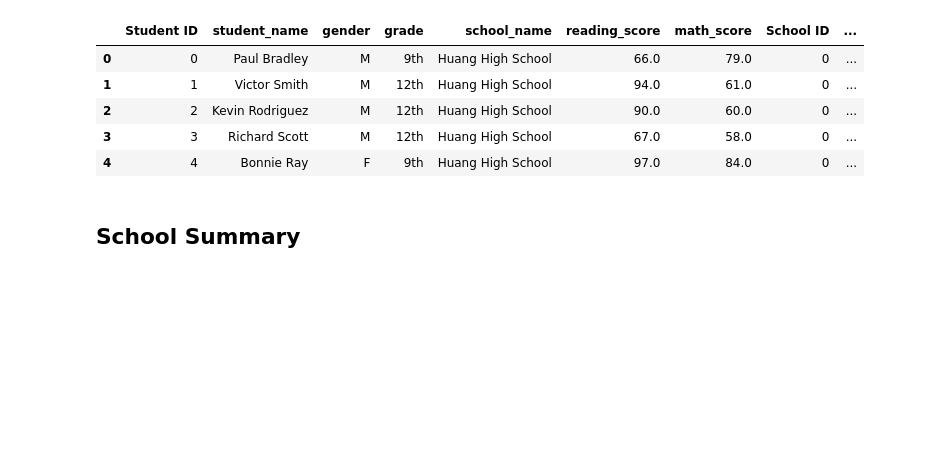
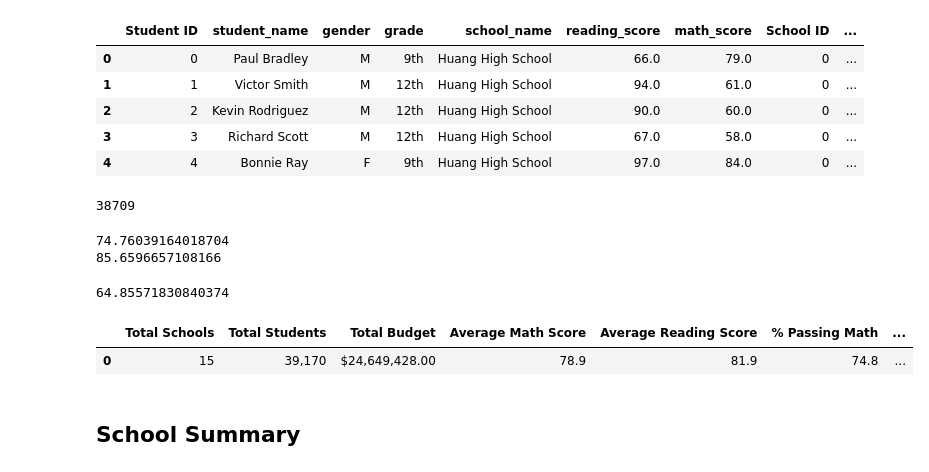
Before and after one commit to boyerjason700/School_District_Analysis, a Jupyter notebook: PyCitySchools_Challenge_testing.ipynb, the cells around one changed output. Drawn from its saved outputs; the diff is of its cells as text; code cells hidden in the pictures; blank space fills up the shorter version.

```diff
--- a/PyCitySchools_Challenge_testing.ipynb
+++ b/PyCitySchools_Challenge_testing.ipynb
@@ -121,20 +121,31 @@ average_math_score = school_data_complete_df["math_score"].mean()
 # %%
 # Step 1. Get the number of students that are in ninth grade at Thomas High School.
 # These students have no grades.
-
+ths_student_count = school_data_complete_df.loc[(school_data_complete_df["school_name"] == "Thomas High School") & (school_data_complete_df["grade"] == "9th")]
+ths2_student_count = ths_student_count["Student ID"].count()
 
 # Get the total student count
 student_count = school_data_complete_df["Student ID"].count()
 
-
 # Step 2. Subtract the number of students that are in ninth grade at
 # Thomas High School from the total student count to get the new total student count.
+clean_student_data = student_count - ths2_student_count
+clean_student_data
+# %% [output]
+38709
 # %%
 # Calculate the passing rates using the "clean_student_data".
 passing_math_count = school_data_complete_df[(school_data_complete_df["math_score"] >= 70)].count()["student_name"]
 passing_reading_count = school_data_complete_df[(school_data_complete_df["reading_score"] >= 70)].count()["student_name"]
 # %%
 # Step 3. Calculate the passing percentages with the new total student count.
+clean_math_percentage = passing_math_count / float(clean_student_data) * 100
+print(clean_math_percentage)
+clean_reading_percentage = passing_reading_count / float(clean_student_data) * 100
+print(clean_reading_percentage)
+# %% [output]
+74.76039164018704
+85.6596657108166
 # %%
 # Calculate the students who passed both reading and math.
 passing_math_reading = school_data_complete_df[(school_data_complete_df["math_score"] >= 70)
@@ -145,33 +156,40 @@ overall_passing_math_reading_count = passing_math_reading["student_name"].count(
 
 
 # Step 4.Calculate the overall passing percentage with new total student count.
+clean_overall_passing_percentage = overall_passing_math_reading_count / float(clean_student_data)*100
+clean_overall_passing_percentage
+# %% [output]
+64.85571830840374
 # %%
 # Create a DataFrame
 district_summary_df = pd.DataFrame(
           [{"Total Schools": school_count,
           "Total Students": student_count,
           "Total Budget": total_budget,
           "Average Math Score": average_math_score,
           "Average Reading Score": average_reading_score,
-          "% Passing Math": passing_math_percentage,
-         "% Passing Reading": passing_reading_percentage,
-        "% Overall Passing": overall_passing_percentage}])
+          "% Passing Math": clean_math_percentage,
+         "% Passing Reading": clean_reading_percentage,
+        "% Overall Passing": clean_overall_passing_percentage}])
 
 
 
 # Format the "Total Students" to have the comma for a thousands separator.
 district_summary_df["Total Students"] = district_summary_df["Total Students"].map("{:,}".format)
 # Format the "Total Budget" to have the comma for a thousands separator, a decimal separator and a "$".
 district_summary_df["Total Budget"] = district_summary_df["Total Budget"].map("${:,.2f}".format)
 # Format the columns.
 district_summary_df["Average Math Score"] = district_summary_df["Average Math Score"].map("{:.1f}".format)
 district_summary_df["Average Reading Score"] = district_summary_df["Average Reading Score"].map("{:.1f}".format)
 district_summary_df["% Passing Math"] = district_summary_df["% Passing Math"].map("{:.1f}".format)
 district_summary_df["% Passing Reading"] = district_summary_df["% Passing Reading"].map("{:.1f}".format)
 district_summary_df["% Overall Passing"] = district_summary_df["% Overall Passing"].map("{:.1f}".format)
 
 # Display the data frame
 district_summary_df
+# %% [output]
+|  | Total Schools | Total Students | Total Budget | Average Math Score | Average Reading Score | % Passing Math | ... |
+| 0 | 15 | 39,170 | $24,649,428.00 | 78.9 | 81.9 | 74.8 | ... |
 # %% [markdown]
 ##  School Summary
 # %%
```
Also changed, not shown: parts of 1 cell of this notebook.
